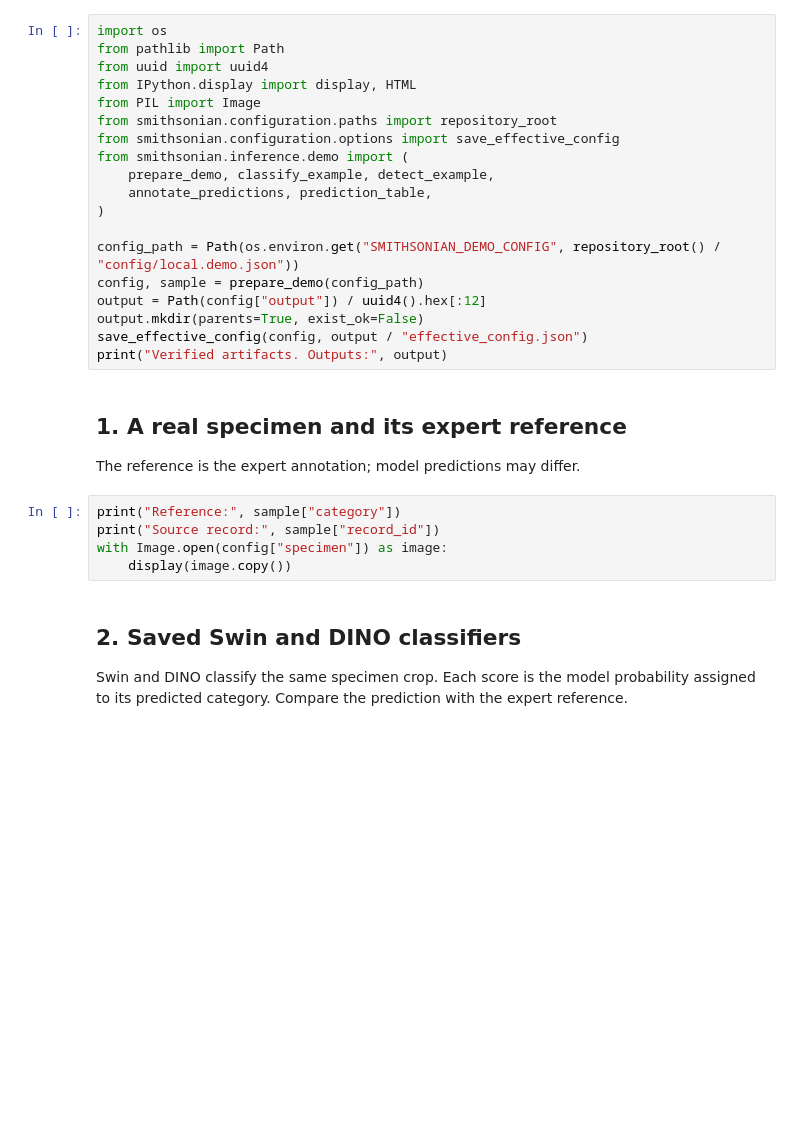
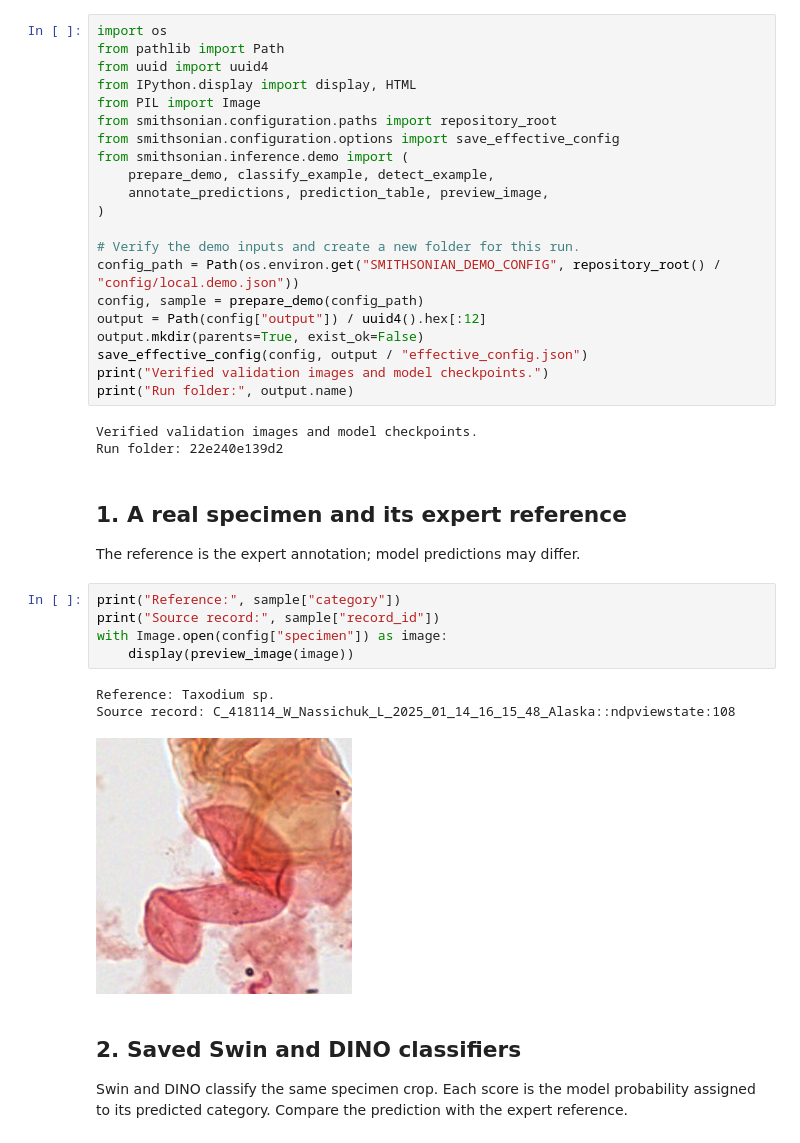
Before and after one commit to PatrickBats/Smithsonian_software_review, a Jupyter notebook: notebooks/demo.ipynb, the cells around one changed output. Cells and saved outputs as stored; diff of their text form; blank space fills up the shorter version.

Commit message:
Publish executed pipeline demo and consolidate category data

```diff
--- a/notebooks/demo.ipynb
+++ b/notebooks/demo.ipynb
@@ -14,23 +16,32 @@ from smithsonian.configuration.paths import repository_root
 from smithsonian.configuration.options import save_effective_config
 from smithsonian.inference.demo import (
     prepare_demo, classify_example, detect_example,
-    annotate_predictions, prediction_table,
+    annotate_predictions, prediction_table, preview_image,
 )
 
+# Verify the demo inputs and create a new folder for this run.
 config_path = Path(os.environ.get("SMITHSONIAN_DEMO_CONFIG", repository_root() / "config/local.demo.json"))
 config, sample = prepare_demo(config_path)
 output = Path(config["output"]) / uuid4().hex[:12]
 output.mkdir(parents=True, exist_ok=False)
 save_effective_config(config, output / "effective_config.json")
-print("Verified artifacts. Outputs:", output)
+print("Verified validation images and model checkpoints.")
+print("Run folder:", output.name)
+# %% [output]
+Verified validation images and model checkpoints.
+Run folder: 22e240e139d2
 # %% [markdown]
 ## 1. A real specimen and its expert reference
 The reference is the expert annotation; model predictions may differ.
 # %%
 print("Reference:", sample["category"])
 print("Source record:", sample["record_id"])
 with Image.open(config["specimen"]) as image:
-    display(image.copy())
+    display(preview_image(image))
+# %% [output]
+Reference: Taxodium sp.
+Source record: C_418114_W_Nassichuk_L_2025_01_14_16_15_48_Alaska::ndpviewstate:108
+[figure, added]
 # %% [markdown]
 ## 2. Saved Swin and DINO classifiers
 Swin and DINO classify the same specimen crop. Each score is the model probability assigned to its predicted category. Compare the prediction with the expert reference.
```
Also changed, not shown: parts of 6 cells of this notebook, 23 other files.
